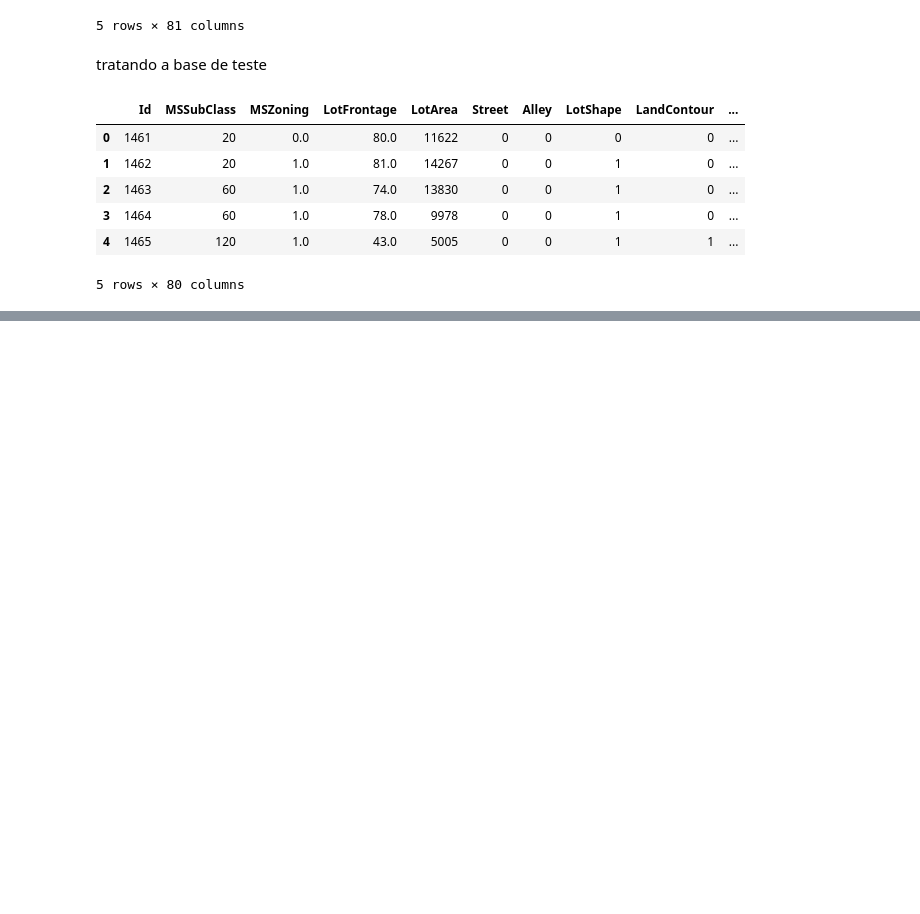
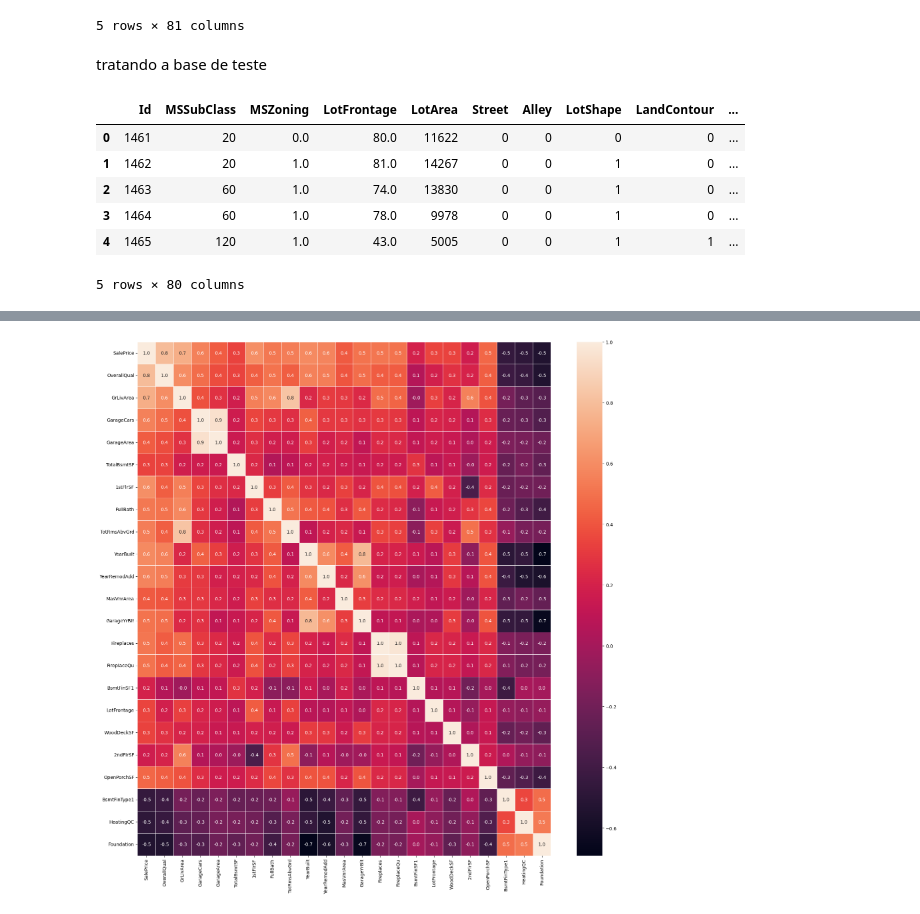
Before and after one commit to DavidAntonio7/House_Prices, a Jupyter notebook: imobiliario.ipynb, the cells around one changed output, grey strips where cells are left out. Drawn from its saved outputs; the diff is of its cells as text; code cells hidden in the pictures; blank space fills up the shorter version.

```diff
--- a/imobiliario.ipynb
+++ b/imobiliario.ipynb
@@ -426,0 +409,2 @@ resultado.to_csv('resultado_regres.csv',index=False)
+# %%
+treinamento_log = np.log(treinamento[colunas]+0.1)
@@ -426,0 +427,6 @@ resultado.to_csv('resultado_regres.csv',index=False)
+# %%
+plt.figure(figsize=(20,20))
+sns.heatmap((treinamento_log).corr(), annot=True, linewidths=.5, fmt='.1f')
+plt.show()
+# %% [output]
+[figure, added]
```
Also changed, not shown: parts of 79 cells of this notebook.
